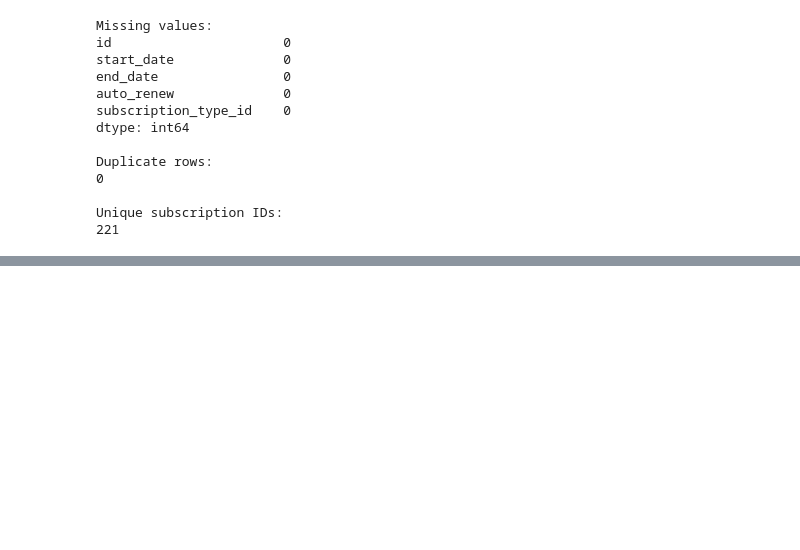
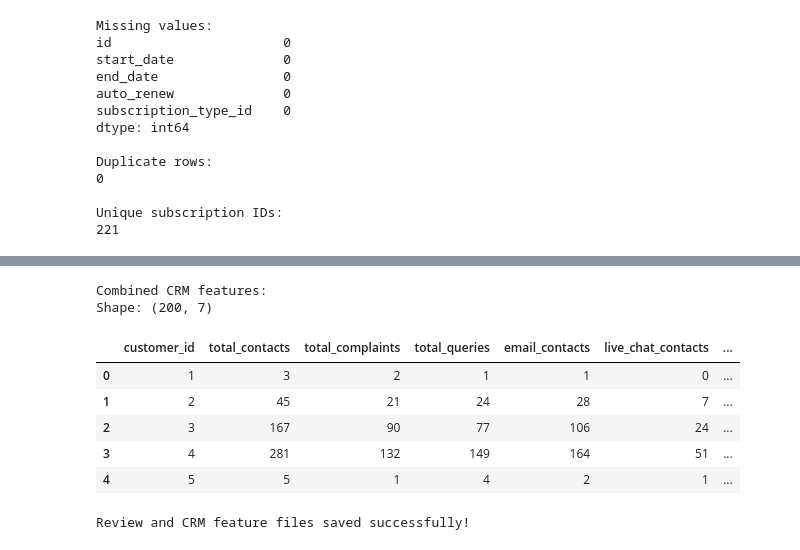
Before and after one commit to ashwinkumar1103/P1G7, a Jupyter notebook: ETLPipeline.ipynb, the cells around one changed output, grey strips where cells are left out. Cells and saved outputs as stored; diff of their text form; code cells hidden in the pictures; blank space fills up the shorter version.

Commit message:
Added feature engineering and merge final customer dataset

```diff
--- a/ETLPipeline.ipynb
+++ b/ETLPipeline.ipynb
@@ -8,13 +8,13 @@ import seaborn as sns
 import pandas as pd
 
 # Load the CRM report
-crm_df = pd.read_csv(r"C:\Users\Hp\OneDrive\Desktop\P1G7\P1G7\PerfectPetClub_CRM_report.csv")
+crm_df = pd.read_csv(r"C:\Users\Hp\Downloads\P1G7\P1G7\PerfectPetClub_CRM_report.csv")
 
 # Load the server log
-server_df = pd.read_csv(r"C:\Users\Hp\OneDrive\Desktop\P1G7\P1G7\PerfectPetClub_server_log.csv")
+server_df = pd.read_csv(r"C:\Users\Hp\Downloads\P1G7\P1G7\PerfectPetClub_server_log.csv")
 
 # Load the customer survey
-survey_df = pd.read_csv(r"C:\Users\Hp\OneDrive\Desktop\P1G7\P1G7\PerfectPetClub_survey.csv")
+survey_df = pd.read_csv(r"C:\Users\Hp\Downloads\P1G7\P1G7\PerfectPetClub_survey.csv")
 # %%
 print("CRM dataset shape:", crm_df.shape)
 print("Server log dataset shape:", server_df.shape)
@@ -425,0 +810,21 @@ Unique subscription IDs:
+# %%
+# Count CRM contacts by platform
+
+platform_features = pd.crosstab(
+    crm_df["customer_id"],
+    crm_df["platform"]
+).reset_index()
+
+# Rename the channel columns
+
+platform_features = platform_features.rename(
+    columns={
+        "['e-mail']": "email_contacts",
+        "['telephone']": "telephone_contacts",
+        "['live-chat']": "live_chat_contacts"
+    }
+)
+
+print("CRM platform features created!")
+
+display(platform_features.head())
@@ -425,0 +839,42 @@ Unique subscription IDs:
+# %%
+# Combine CRM interaction and platform features
+
+crm_customer_features = pd.merge(
+    crm_features,
+    platform_features,
+    on="customer_id",
+    how="left",
+    validate="one_to_one"
+)
+
+print("Combined CRM features:")
+print("Shape:", crm_customer_features.shape)
+
+display(crm_customer_features.head())
+# %% [output]
+Combined CRM features:
+Shape: (200, 7)
+|  | customer_id | total_contacts | total_complaints | total_queries | email_contacts | live_chat_contacts | ... |
+| 0 | 1 | 3 | 2 | 1 | 1 | 0 | ... |
+| 1 | 2 | 45 | 21 | 24 | 28 | 7 | ... |
+| 2 | 3 | 167 | 90 | 77 | 106 | 24 | ... |
+| 3 | 4 | 281 | 132 | 149 | 164 | 51 | ... |
+| 4 | 5 | 5 | 1 | 4 | 2 | 1 | ... |
+# %%
+# Save review features
+
+review_features.to_csv(
+    rf"C:\Users\Hp\Downloads\P1G7\P1G7\data processed\review_features.csv",
+    index=False
+)
+
+# Save CRM features
+
+crm_customer_features.to_csv(
+    rf"C:\Users\Hp\Downloads\P1G7\P1G7\data processed\crm_features.csv",
+    index=False
+)
+
+print("Review and CRM feature files saved successfully!")
+# %% [output]
+Review and CRM feature files saved successfully!
```
Also changed, not shown: parts of 46 cells of this notebook.
